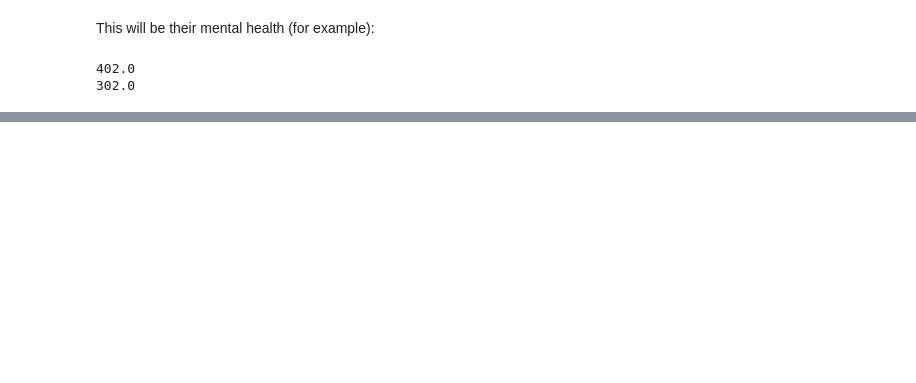
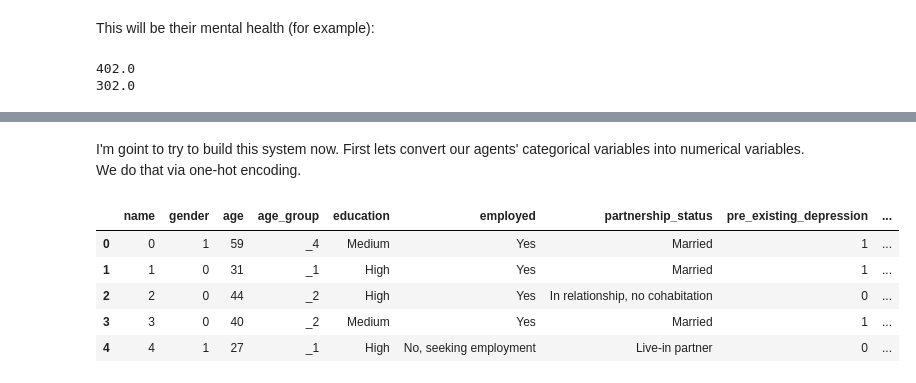
Before and after one commit to covid19ABM/comma, a Jupyter notebook: examples/tutorial.ipynb, the cells around one changed output, grey strips where cells are left out. Cells and saved outputs as stored; diff of their text form; code cells hidden in the pictures; blank space fills up the shorter version.

```diff
--- a/examples/tutorial.ipynb
+++ b/examples/tutorial.ipynb
@@ -116,0 +134,12 @@ print(np.mean(mh_unemployed))
+# %% [markdown]
+I'm goint to try to build this system now. First lets convert our agents' categorical variables into numerical variables. We do that via one-hot encoding.
+# %%
+features_df = ut.make_features_dataframe(people.population)
+features_df.head()
+# %% [output]
+|  | name | gender | age | age_group | education | employed | partnership_status | pre_existing_depression | ... |
+| 0 | 0 | 1 | 59 | _4 | Medium | Yes | Married | 1 | ... |
+| 1 | 1 | 0 | 31 | _1 | High | Yes | Married | 1 | ... |
+| 2 | 2 | 0 | 44 | _2 | High | Yes | In relationship, no cohabitation | 0 | ... |
+| 3 | 3 | 0 | 40 | _2 | Medium | Yes | Married | 1 | ... |
+| 4 | 4 | 1 | 27 | _1 | High | No, seeking employment | Live-in partner | 0 | ... |
```
Also changed, not shown: parts of 18 cells of this notebook.
